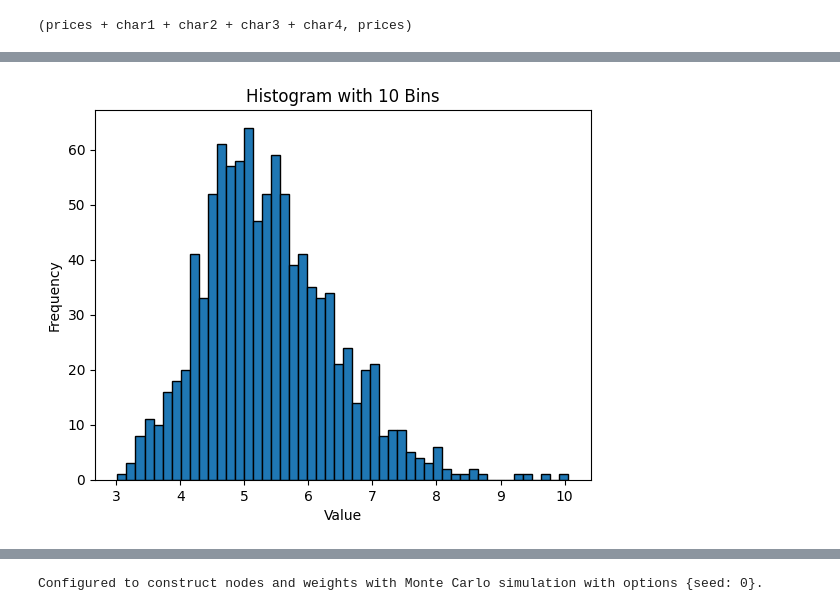
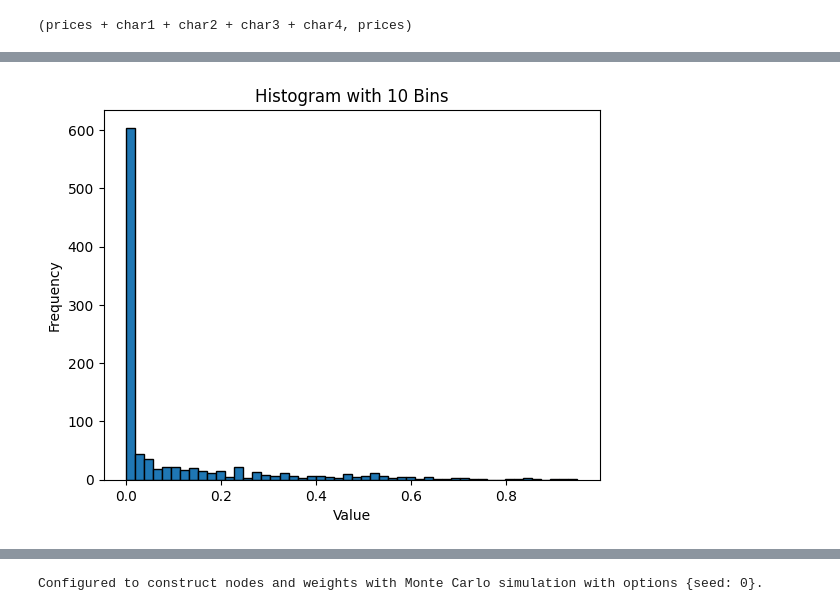
Before and after one commit to anuscabc/v2_assignment, a Jupyter notebook: assignment.ipynb, the cells around one changed output, grey strips where cells are left out. Drawn from its saved outputs; the diff is of its cells as text; code cells hidden in the pictures.

Commit message:
code review, addition of cool plot

```diff
--- a/assignment.ipynb
+++ b/assignment.ipynb
@@ -18,9 +29,0 @@ To do this you need to import the "simulation" module that was especially constr
-# %%
-n_firms = 10
-n_const = 10000
-n_caract = 4
-T = 100
-
-
-market = simulate.Market_Data(n_firms, n_const, n_caract, T)
-print(market)
@@ -29,0 +30,10 @@ Market with 10 firms and 10000 consumers over 100 time periods.
+# %%
+# Set the number of firms and consumers, the number of characteristics and the
+# number of time steps.
+n_firms = 10
+n_cons = 1000
+n_char = 4
+T = 100
+
+# Initialize the market object
+market_object = market.MarketData(n_firms, n_cons, n_char, T)
@@ -170,13 +238,13 @@ product_formulations
 # %%
 # Create a histogram with 10 bins
-plt.hist(market.prices, bins=50, edgecolor='black')
+plt.hist(market_object.market_shares, bins=50, edgecolor='black')
 
 # Set labels and title
 plt.xlabel('Value')
 plt.ylabel('Frequency')
 plt.title('Histogram with 10 Bins')
 
 # Display the plot
 plt.show()
 # %% [output]
-[figure, old version]
+[figure, new version]
```
Also changed, not shown: parts of 19 cells of this notebook, 2 other files.
